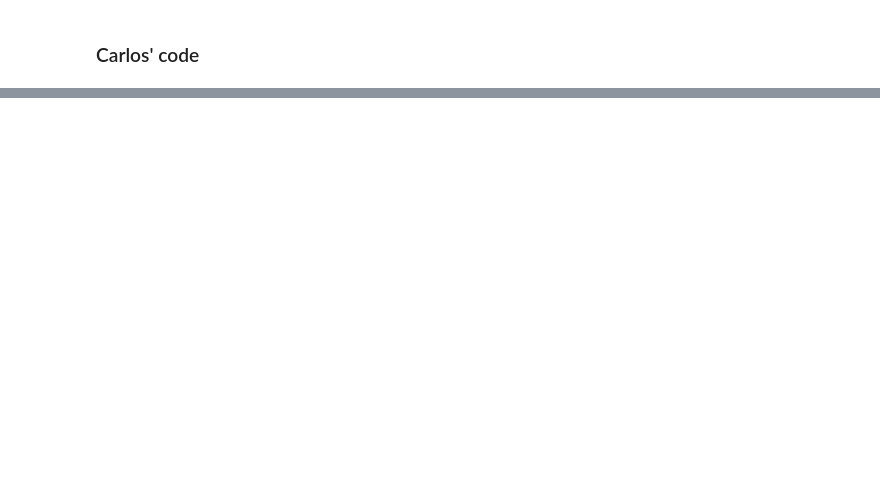
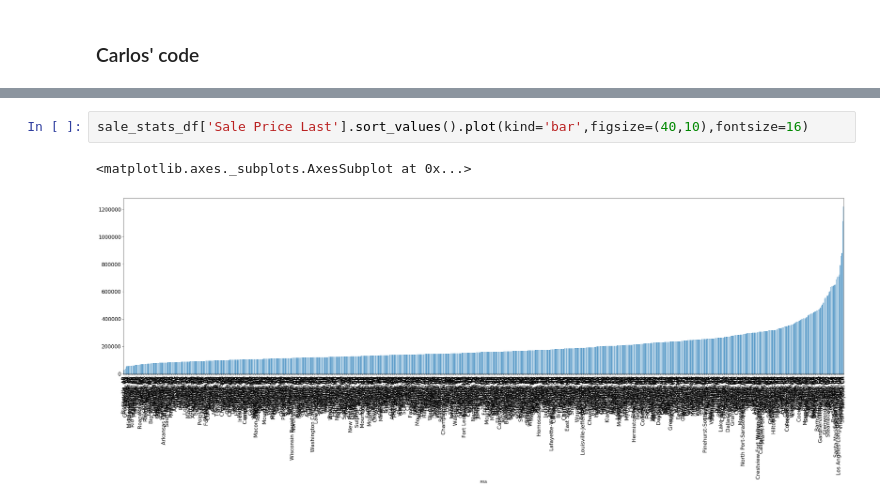
Before and after one commit to Luminous171/Project_1, a Jupyter notebook: Python_Files/project_1_ct.ipynb, the cells around one changed output, grey strips where cells are left out. Drawn from its saved outputs; the diff is of its cells as text; blank space fills up the shorter version.

```diff
--- a/Python_Files/project_1_ct.ipynb
+++ b/Python_Files/project_1_ct.ipynb
@@ -219,0 +143,5 @@ df_new.head()
+# %%
+sale_stats_df['Sale Price Last'].sort_values().plot(kind='bar',figsize=(40,10),fontsize=16)
+# %% [output]
+<matplotlib.axes._subplots.AxesSubplot at 0x...>
+[figure, added]
```
Also changed, not shown: parts of 26 cells of this notebook.
